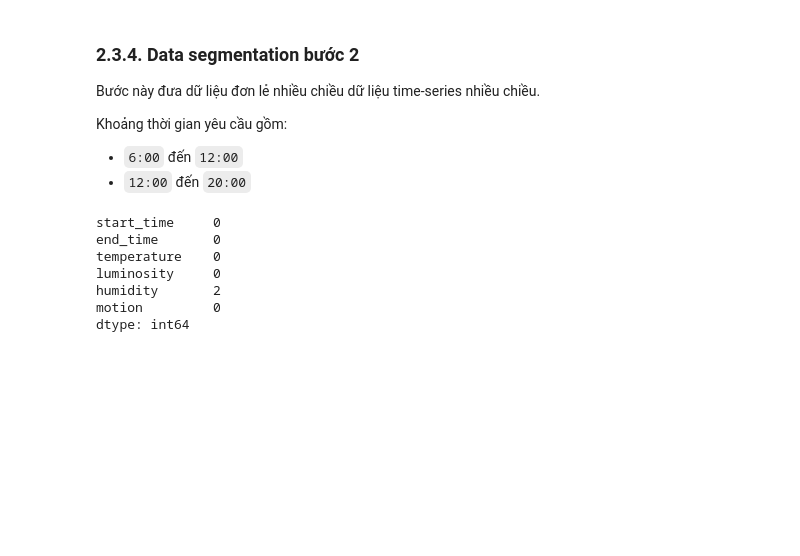
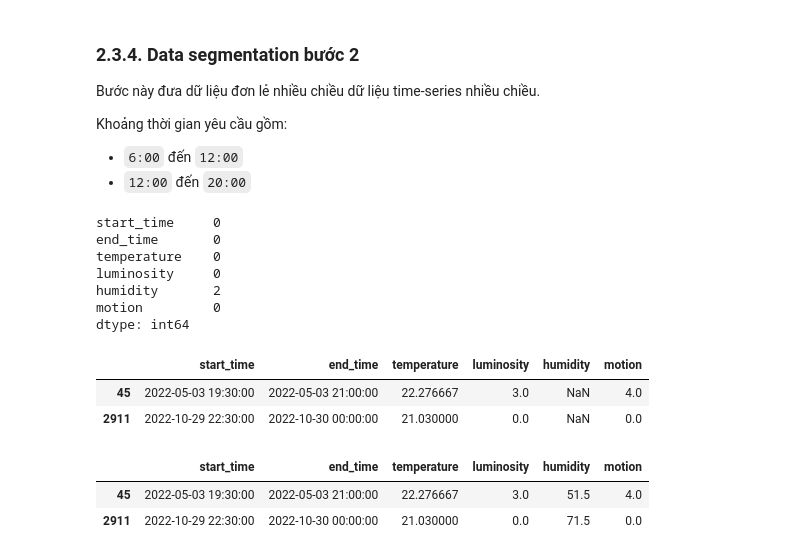
Before and after one commit to nguyenddat/Cluster_multidimension_data, a Jupyter notebook: process_data.ipynb, the cells around one changed output. Saved outputs shown, nothing was run; the diff lists cells and outputs as text; code cells hidden in the pictures; blank space fills up the shorter version.

```diff
--- a/Research.ipynb
+++ b/process_data.ipynb
@@ -537,3 +537,11 @@ luminosity     0
 humidity       2
 motion         0
 dtype: int64
+# %%
+expected_df[
+    expected_df.isna().any(axis = 1)
+]
+# %% [output]
+|  | start_time | end_time | temperature | luminosity | humidity | motion |
+| 45 | 2022-05-03 19:30:00 | 2022-05-03 21:00:00 | 22.276667 | 3.0 | NaN | 4.0 |
+| 2911 | 2022-10-29 22:30:00 | 2022-10-30 00:00:00 | 21.030000 | 0.0 | NaN | 0.0 |
@@ -539,0 +565,6 @@ dtype: int64
+# %%
+expected_df.loc[[45, 2911]]
+# %% [output]
+|  | start_time | end_time | temperature | luminosity | humidity | motion |
+| 45 | 2022-05-03 19:30:00 | 2022-05-03 21:00:00 | 22.276667 | 3.0 | 51.5 | 4.0 |
+| 2911 | 2022-10-29 22:30:00 | 2022-10-30 00:00:00 | 21.030000 | 0.0 | 71.5 | 0.0 |
```
Also changed, not shown: parts of 3 cells of this notebook, 2 other files.
